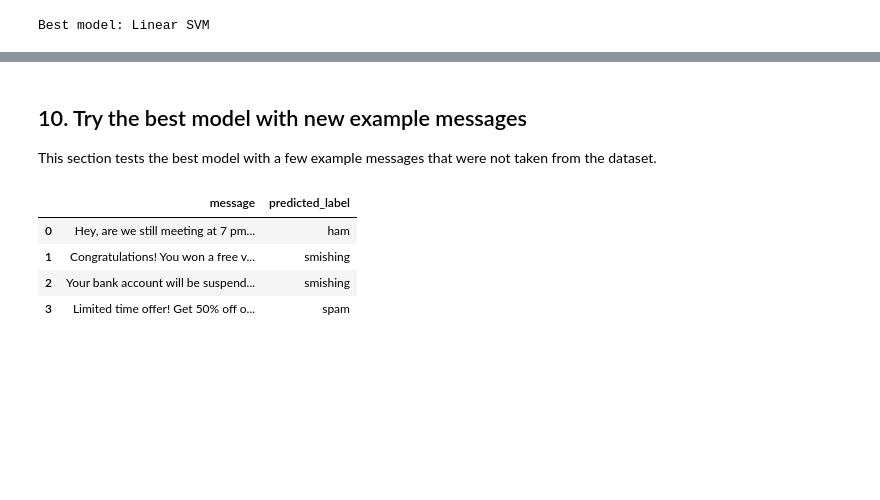
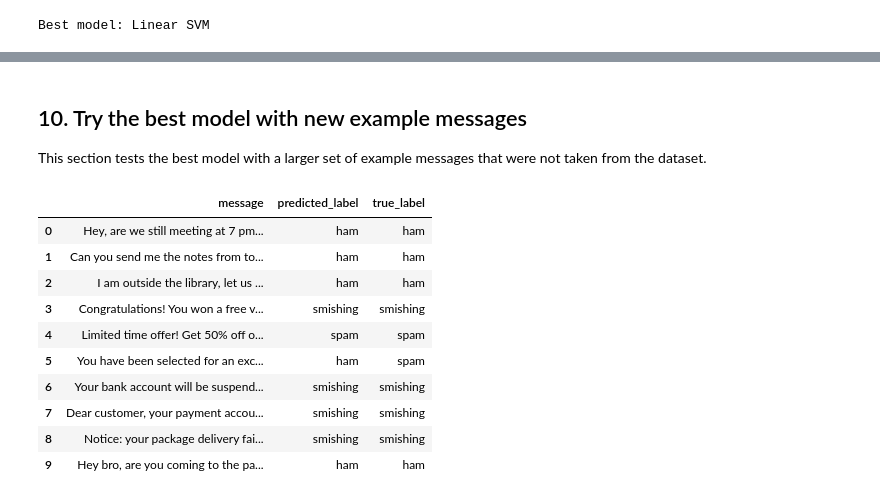
Before and after one commit to GabrielEdid/Proyecto_IA_8vo, a Jupyter notebook: notebooks/sms_classification.ipynb, the cells around one changed output, grey strips where cells are left out. Saved outputs shown, nothing was run; the diff lists cells and outputs as text; code cells hidden in the pictures; blank space fills up the shorter version.

Commit message:
docs: refine sms classification notebook

```diff
--- a/notebooks/sms_classification.ipynb
+++ b/notebooks/sms_classification.ipynb
@@ -41,7 +41,7 @@ The file contains the message text, its label, and three binary columns that ind
 possible_paths = [
     Path('../data/Dataset_10191.csv'),
     Path('data/Dataset_10191.csv'),
-]
+] # depending on how you run the notebook, the dataset relative loation may be different
 
 DATA_PATH = None
 for candidate in possible_paths:
@@ -415,37 +435,63 @@ Best model: Linear SVM
 # %% [markdown]
 ## 10. Try the best model with new example messages
 
-This section tests the best model with a few example messages that were not taken from the dataset.
+This section tests the best model with a larger set of example messages that were not taken from the dataset.
 # %%
 def build_feature_frame(messages):
     new_df = pd.DataFrame({'TEXT': messages})
     new_df['clean_text'] = new_df['TEXT'].apply(clean_text)
     new_df['message_length'] = new_df['TEXT'].str.len()
     new_df['word_count'] = new_df['TEXT'].str.split().apply(len)
     extra = new_df['TEXT'].apply(numeric_features)
     new_df = pd.concat([new_df, extra], axis=1)
     return new_df[FEATURE_COLS]
 
 
 example_messages = [
-    'Hey, are we still meeting at 7 pm after class?',  # ham
-    'Congratulations! You won a free vacation. Call now to claim your prize!',  # smishing
-    'Your bank account will be suspended today. Verify now at http://fake-link.com',  # smishing
-    'Limited time offer! Get 50% off on all products. Visit https://fake-store.com now!',  # spam
+    "Hey, are we still meeting at 7 pm after class?",  # ham
+    "Can you send me the notes from today's lecture when you have time?",  # ham
+    "I am outside the library, let us know when you arrive.",  # ham
+    "Congratulations! You won a free vacation. Call now to claim your prize!",  # smishing
+    "Limited time offer! Get 50% off on all products. Visit https://fake-store.com now!",  # spam
+    "You have been selected for an exclusive cashback reward. Reply YES now!",  # spam
+    "Your bank account will be suspended today. Verify now at http://fake-link.com",  # smishing
+    "Dear customer, your payment account has been locked. Call 8001234567 immediately to restore access.",  # smishing
+    "Notice: your package delivery failed. Update your address here: http://track-package-now.com",  # smishing
+    "Hey bro, are you coming to the party tonight? Did you purchased your ticket at https://ticket-portal.com ?",  # ham
+]
+
+labels = [
+    "ham",
+    "ham",
+    "ham",
+    "smishing",
+    "spam",
+    "spam",
+    "smishing",
+    "smishing",
+    "smishing",
+    "ham",
 ]
 
 best_model = fitted_models[best_model_name]
 example_features = build_feature_frame(example_messages)
 example_predictions = best_model.predict(example_features)
 example_labels = label_encoder.inverse_transform(example_predictions)
 
 pd.DataFrame({
     'message': example_messages,
     'predicted_label': example_labels,
+    'true_label': labels,
 })
 # %% [output]
-|  | message | predicted_label |
-| 0 | Hey, are we still meeting at 7 pm... | ham |
-| 1 | Congratulations! You won a free v... | smishing |
-| 2 | Your bank account will be suspend... | smishing |
-| 3 | Limited time offer! Get 50% off o... | spam |
+|  | message | predicted_label | true_label |
+| 0 | Hey, are we still meeting at 7 pm... | ham | ham |
+| 1 | Can you send me the notes from to... | ham | ham |
+| 2 | I am outside the library, let us ... | ham | ham |
+| 3 | Congratulations! You won a free v... | smishing | smishing |
+| 4 | Limited time offer! Get 50% off o... | spam | spam |
+| 5 | You have been selected for an exc... | ham | spam |
+| 6 | Your bank account will be suspend... | smishing | smishing |
+| 7 | Dear customer, your payment accou... | smishing | smishing |
+| 8 | Notice: your package delivery fai... | smishing | smishing |
+| 9 | Hey bro, are you coming to the pa... | ham | ham |
```
Also changed, not shown: parts of 11 cells of this notebook, 1 other file.
